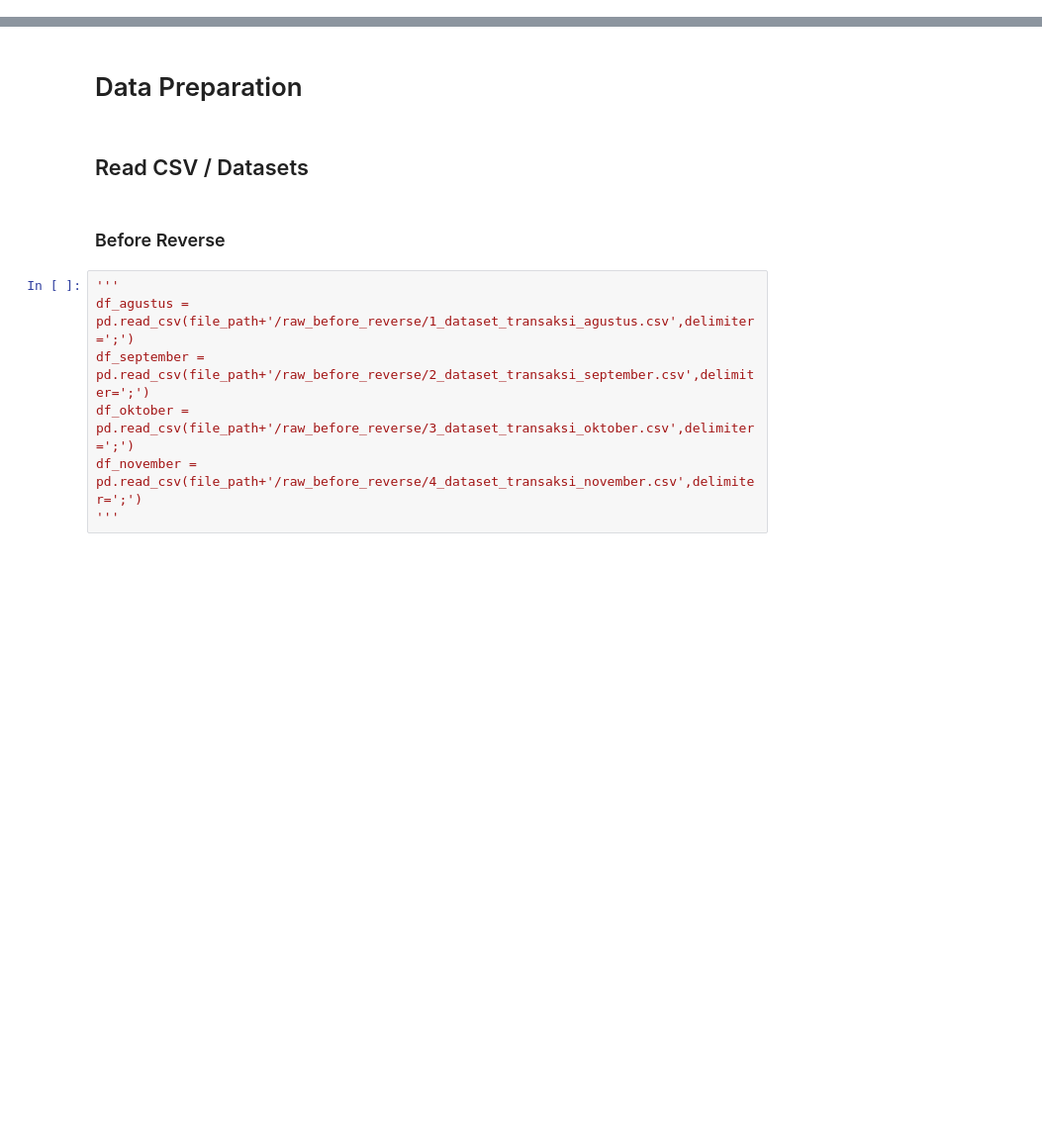
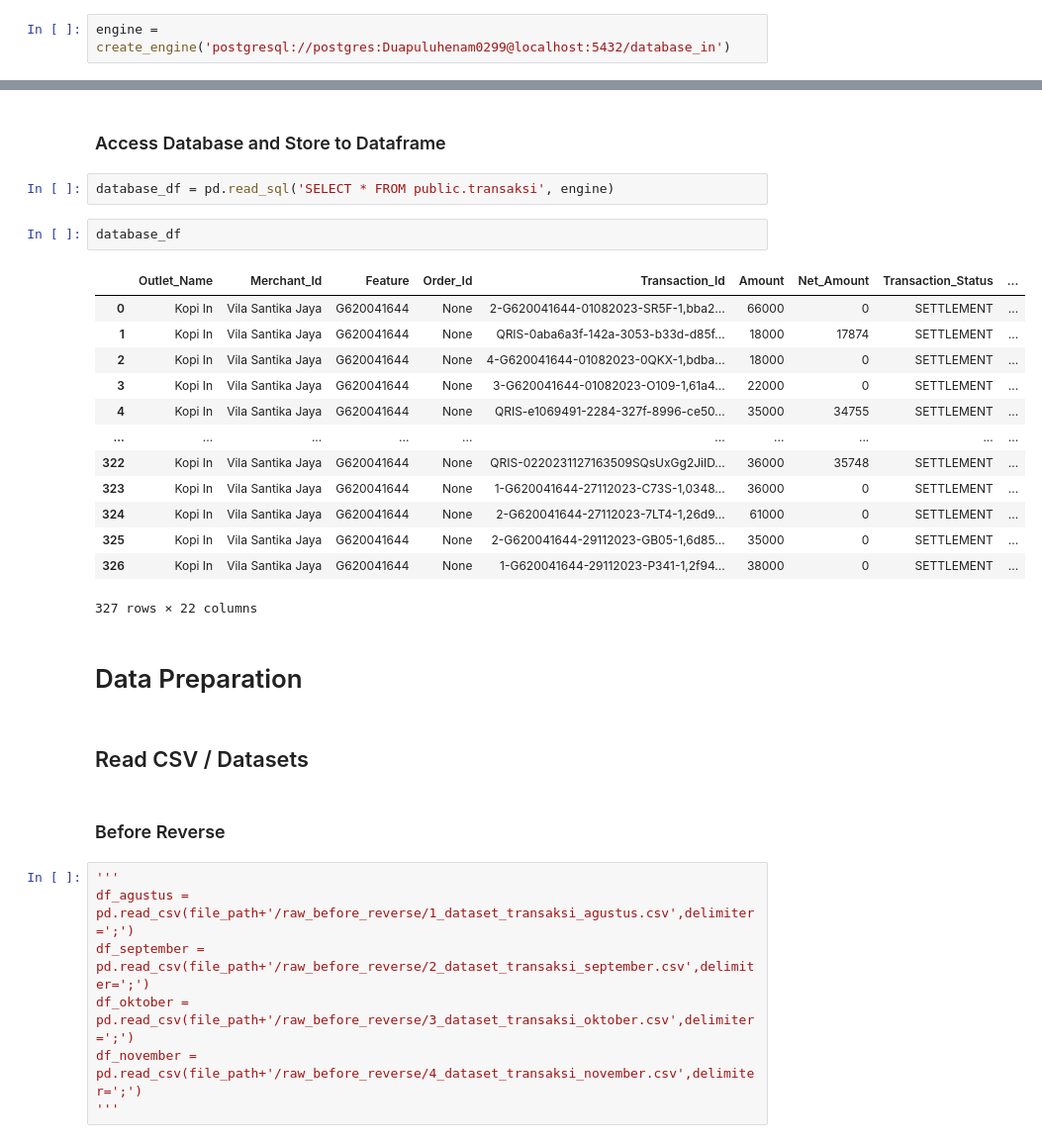
Before and after one commit to FadliAktsar/dashboard-in, a Jupyter notebook: app/ARIMA.ipynb, the cells around one changed output, grey strips where cells are left out. Shown at 99% size. Drawn from its saved outputs; the diff is of its cells as text; blank space fills up the shorter version.

```diff
--- a/app/ARIMA.ipynb
+++ b/app/ARIMA.ipynb
@@ -17,0 +39,2 @@ file_path = 'C:\Users\HELLO\OneDrive\Desktop\skripsi\dataset-in'
+# %%
+engine = create_engine('postgresql://postgres:Duapuluhenam0299@localhost:5432/database_in')
@@ -18,3 +65,23 @@ file_path = 'C:\Users\HELLO\OneDrive\Desktop\skripsi\dataset-in'
+# %% [markdown]
+### Access Database and Store to Dataframe
+# %%
+database_df = pd.read_sql('SELECT * FROM public.transaksi', engine)
+# %%
+database_df
+# %% [output]
+|  | Outlet_Name | Merchant_Id | Feature | Order_Id | Transaction_Id | Amount | Net_Amount | Transaction_Status | ... |
+| 0 | Kopi In | Vila Santika Jaya | G620041644 | None | 2-G620041644-01082023-SR5F-1,bba2... | 66000 | 0 | SETTLEMENT | ... |
+| 1 | Kopi In | Vila Santika Jaya | G620041644 | None | QRIS-0aba6a3f-142a-3053-b33d-d85f... | 18000 | 17874 | SETTLEMENT | ... |
+| 2 | Kopi In | Vila Santika Jaya | G620041644 | None | 4-G620041644-01082023-0QKX-1,bdba... | 18000 | 0 | SETTLEMENT | ... |
+| 3 | Kopi In | Vila Santika Jaya | G620041644 | None | 3-G620041644-01082023-O109-1,61a4... | 22000 | 0 | SETTLEMENT | ... |
+| 4 | Kopi In | Vila Santika Jaya | G620041644 | None | QRIS-e1069491-2284-327f-8996-ce50... | 35000 | 34755 | SETTLEMENT | ... |
+| ... | ... | ... | ... | ... | ... | ... | ... | ... | ... |
+| 322 | Kopi In | Vila Santika Jaya | G620041644 | None | QRIS-0220231127163509SQsUxGg2JiID... | 36000 | 35748 | SETTLEMENT | ... |
+| 323 | Kopi In | Vila Santika Jaya | G620041644 | None | 1-G620041644-27112023-C73S-1,0348... | 36000 | 0 | SETTLEMENT | ... |
+| 324 | Kopi In | Vila Santika Jaya | G620041644 | None | 2-G620041644-27112023-7LT4-1,26d9... | 61000 | 0 | SETTLEMENT | ... |
+| 325 | Kopi In | Vila Santika Jaya | G620041644 | None | 2-G620041644-29112023-GB05-1,6d85... | 35000 | 0 | SETTLEMENT | ... |
+| 326 | Kopi In | Vila Santika Jaya | G620041644 | None | 1-G620041644-29112023-P341-1,2f94... | 38000 | 0 | SETTLEMENT | ... |
+327 rows × 22 columns
 # %% [markdown]
 # Data Preparation
 # %% [markdown]
```
Also changed, not shown: parts of 13 cells of this notebook, 2 other files.
